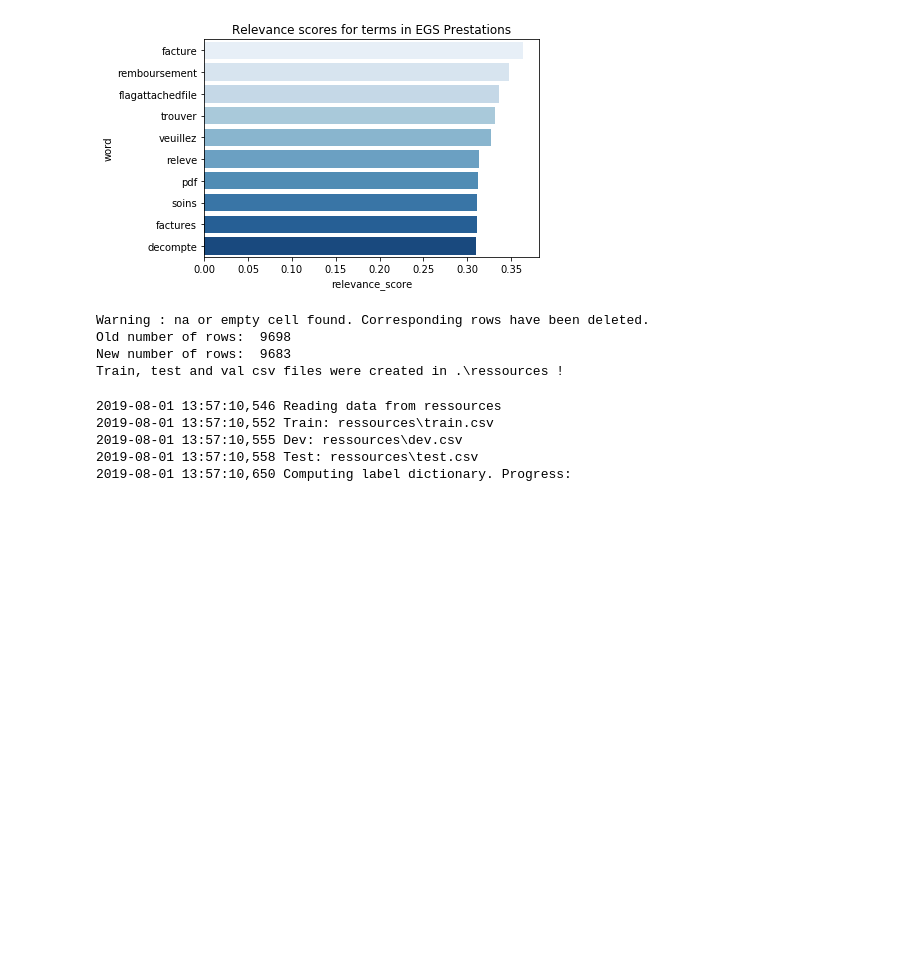
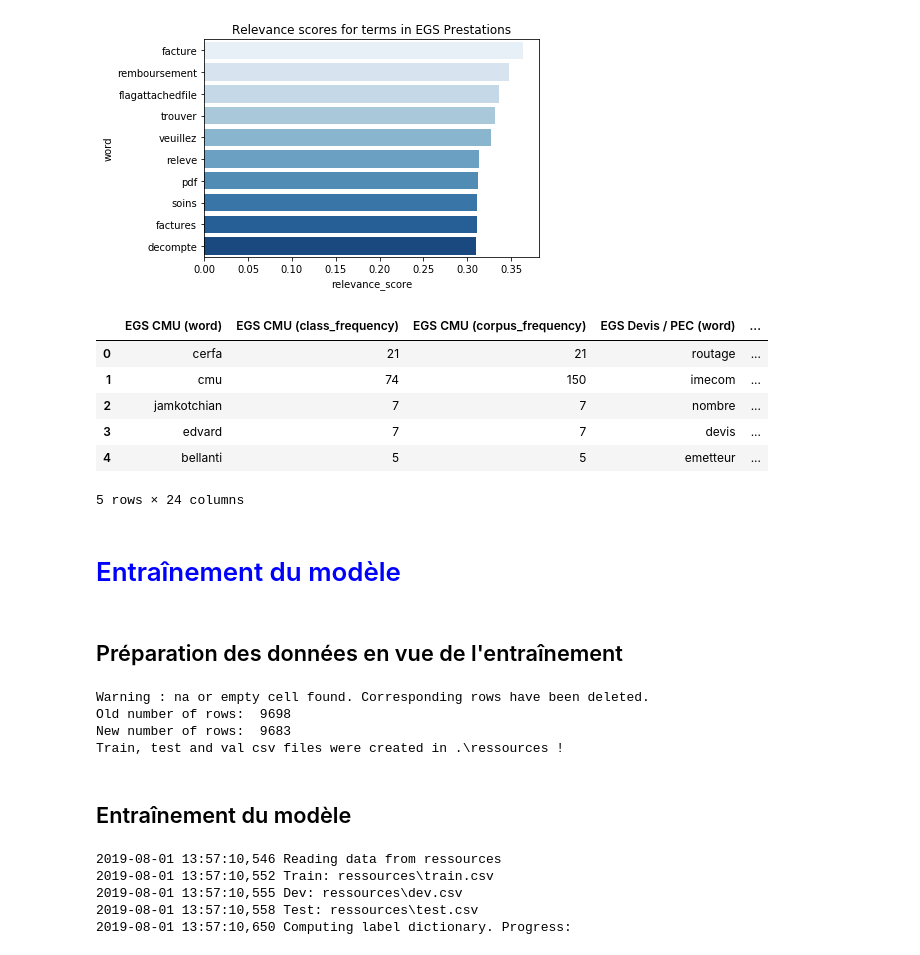
Before and after one commit to Fabien-Couthouis/ClassMail, a Jupyter notebook: Tutorial.ipynb, the cells around one changed output. Drawn from its saved outputs; the diff is of its cells as text; code cells hidden in the pictures; blank space fills up the shorter version.

```diff
--- a/Tutorial.ipynb
+++ b/Tutorial.ipynb
@@ -67,0 +73,8 @@ data_cleaned[15:20].head()
+# %%
+#Pour renseigner son propre fichier de configuration
+#(à modifier depuis https://github.com/Fabien-Couthouis/ClassMail/blob/master/classmail/nlp/conf.json):
+#conf.set_config_path(file_path='path/to/my/conf.json')
+
+data = clean_mail(data,"body","header")
+#Les messages nettoyés sont désormais dans la colonne "clean_text"
+data[15:20].head()
@@ -101,4 +122,26 @@ relevant_terms_cleaned = dv.get_relevant_terms(data[0:2000],col_text="clean_text
                                        label="EGS Prestations",plot=True,nb_words_to_plot=10)
 # %% [output]
 [figure]
+# %%
+##Export des mots "les plus caractéristiques"
+#Il est possible de générer ces mots pour chacune des classes et de les exporter dans un csv,
+#si l'on renseigne le paramètre "export_to". Le paramètre get_frequencies permet d'extraire la fréquence d'apparition
+#du mot dans la catégorie (class_frequency) et dans tout les textes (corpus_frequency) :
+
+terms = dv.get_all_relevant_terms(data,"clean_text" ,"COMPETENCE",class_names, get_frequencies=True,
+                          export_to="mots_cles_mails_sante_individuelle.csv")
+
+terms.head()
+# %% [output]
+|  | EGS CMU (word) | EGS CMU (class_frequency) | EGS CMU (corpus_frequency) | EGS Devis / PEC (word) | ... |
+| 0 | cerfa | 21 | 21 | routage | ... |
+| 1 | cmu | 74 | 150 | imecom | ... |
+| 2 | jamkotchian | 7 | 7 | nombre | ... |
+| 3 | edvard | 7 | 7 | devis | ... |
+| 4 | bellanti | 5 | 5 | emetteur | ... |
+5 rows × 24 columns
+# %% [markdown]
+ # <span style="color:blue">Entraînement du modèle</span> #
+# %% [markdown]
+## Préparation des données en vue de l'entraînement ##
 # %%
@@ -111,6 +154,8 @@ Warning : na or empty cell found. Corresponding rows have been deleted.
 Old number of rows:  9698
 New number of rows:  9683
 Train, test and val csv files were created in .\ressources !
+# %% [markdown]
+## Entraînement du modèle ##
 # %%
 #%%Entraînement : les modèles (PyTorch) utilisés sont ceux de l'excellente bibliothèque Flair : https://github.com/zalandoresearch/flair
 #Ainsi, les modèles suivent perpetuellement l'état de l'art
```
Also changed, not shown: parts of 27 cells of this notebook.
